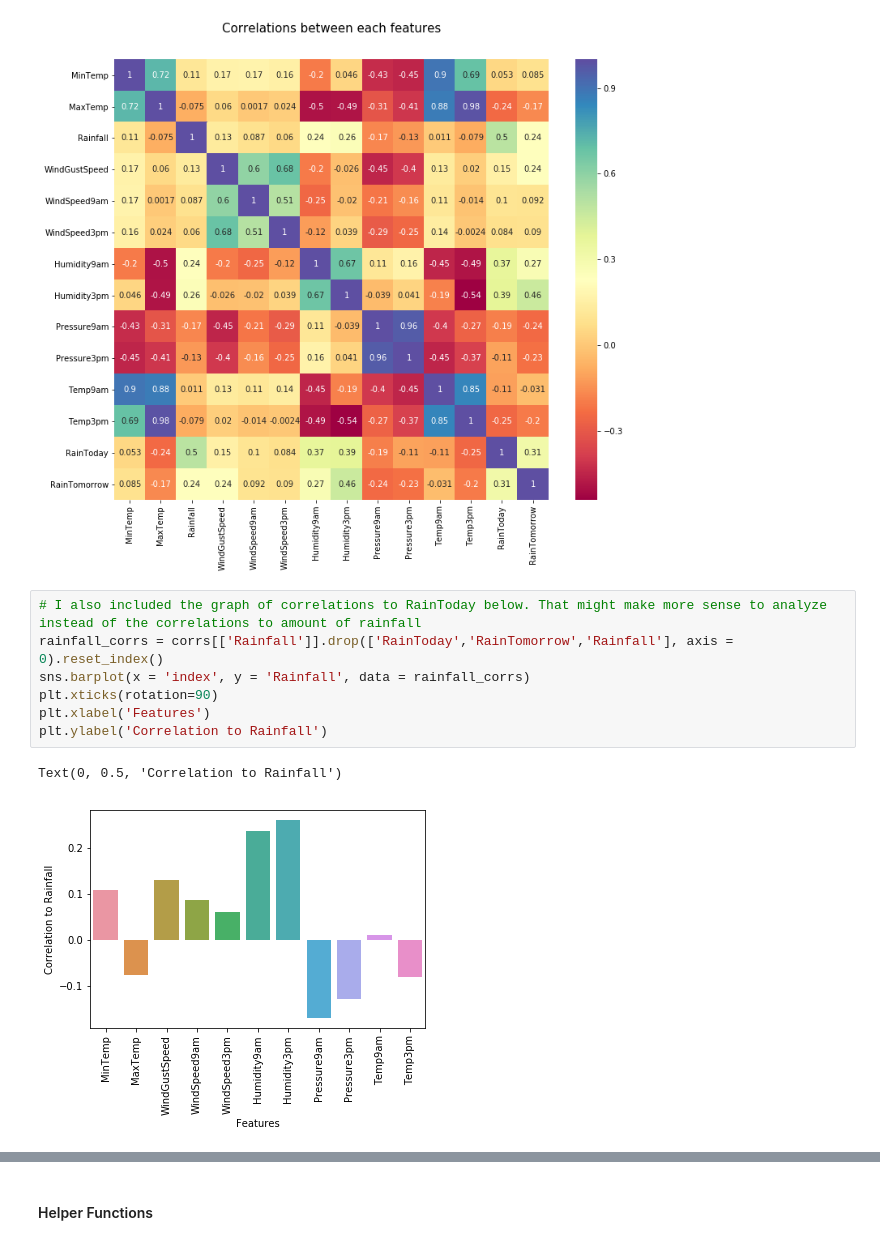
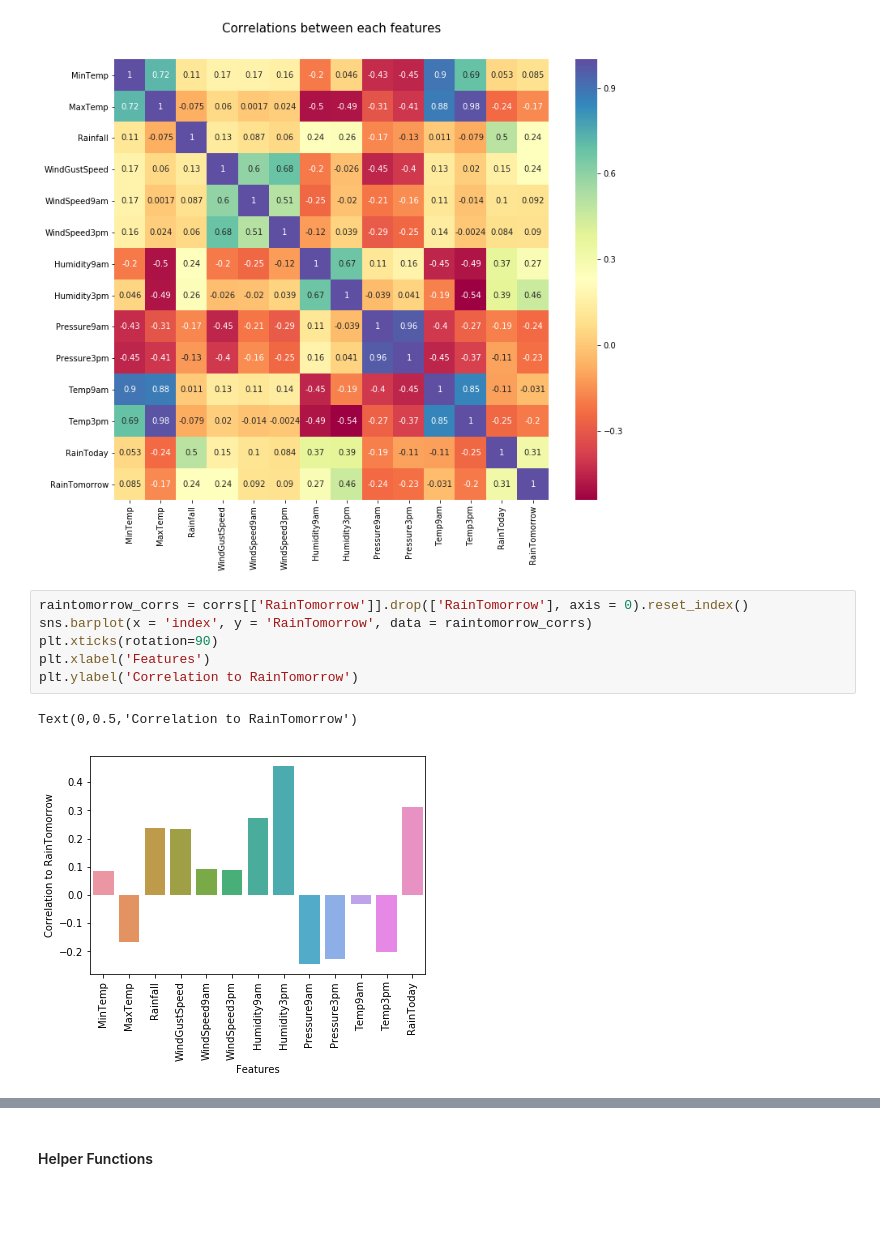
Before and after one commit to elliotvilhelm/COGS_108, a Jupyter notebook: main.ipynb, the cells around one changed output, grey strips where cells are left out. Drawn from its saved outputs; the diff is of its cells as text; blank space fills up the shorter version.

```diff
--- a/main.ipynb
+++ b/main.ipynb
@@ -146,12 +146,11 @@ sns.heatmap(corrs, cmap = colormap, linecolor = 'white', annot = True)
 <matplotlib.axes._subplots.AxesSubplot at 0x...>
 [figure]
 # %%
-# I also included the graph of correlations to RainToday below. That might make more sense to analyze instead of the correlations to amount of rainfall
-rainfall_corrs = corrs[['Rainfall']].drop(['RainToday','RainTomorrow','Rainfall'], axis = 0).reset_index()
-sns.barplot(x = 'index', y = 'Rainfall', data = rainfall_corrs)
+raintomorrow_corrs = corrs[['RainTomorrow']].drop(['RainTomorrow'], axis = 0).reset_index()
+sns.barplot(x = 'index', y = 'RainTomorrow', data = raintomorrow_corrs)
 plt.xticks(rotation=90)
 plt.xlabel('Features')
-plt.ylabel('Correlation to Rainfall')
+plt.ylabel('Correlation to RainTomorrow')
 # %% [output]
-Text(0, 0.5, 'Correlation to Rainfall')
+Text(0,0.5,'Correlation to RainTomorrow')
-[figure, old version]
+[figure, new version]
```
Also changed, not shown: parts of 31 cells of this notebook.
